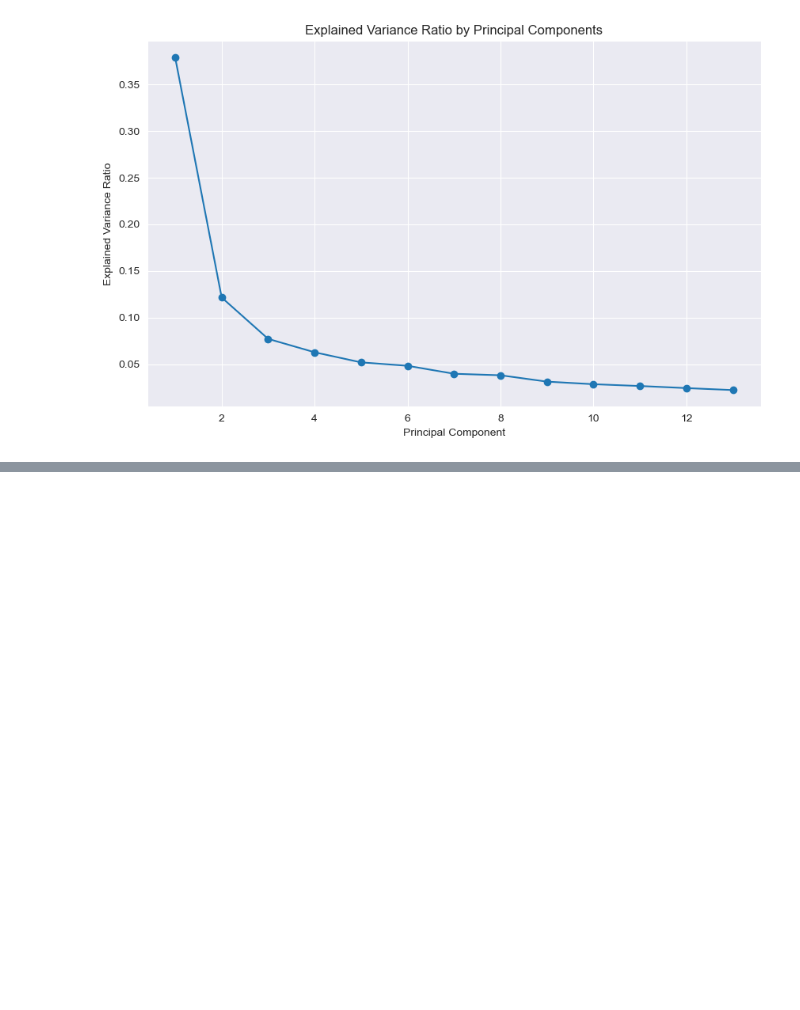
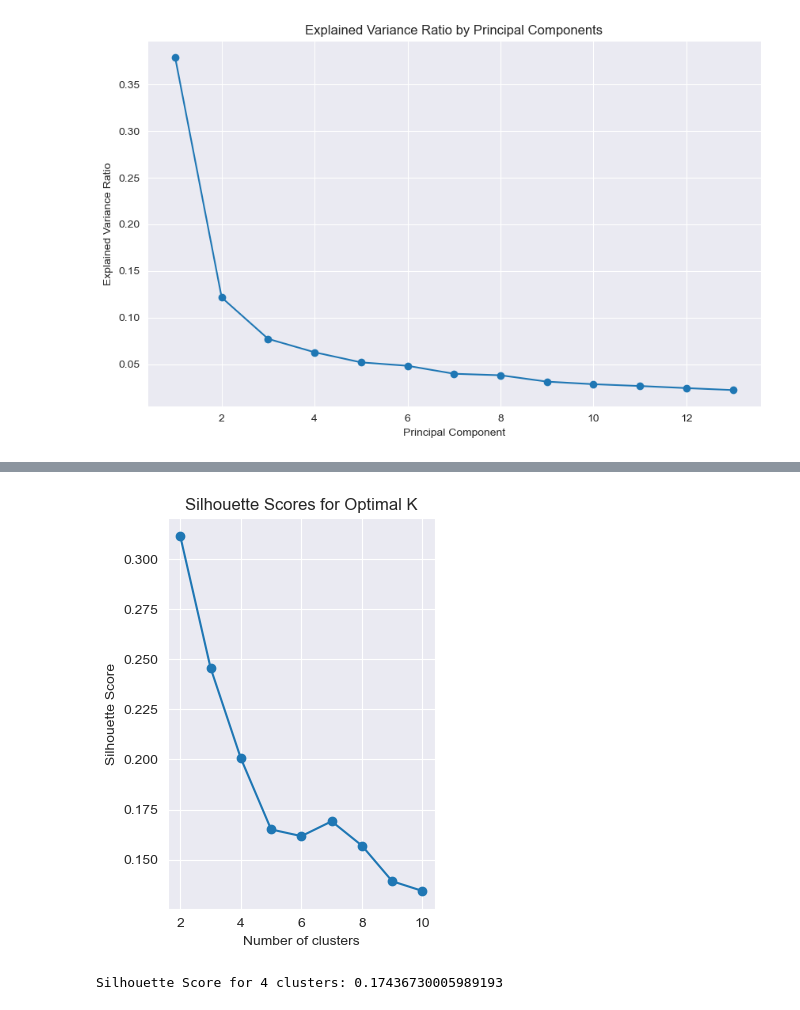
Before and after one commit to gdanylov/CSCA-5632-Final-Project, a Jupyter notebook: main.ipynb, the cells around one changed output, grey strips where cells are left out. Saved outputs shown, nothing was run; the diff lists cells and outputs as text; code cells hidden in the pictures; blank space fills up the shorter version.

```diff
--- a/main.ipynb
+++ b/main.ipynb
@@ -199,0 +229,11 @@ plt.show()
+# %%
+# Plot the Silhouette Scores
+plt.subplot(1, 2, 2)
+plt.plot(range_n_clusters, silhouette_scores, marker='o')
+plt.title('Silhouette Scores for Optimal K')
+plt.xlabel('Number of clusters')
+plt.ylabel('Silhouette Score')
+plt.tight_layout()
+plt.show()
+# %% [output]
+[figure, added]
@@ -199,0 +246,5 @@ plt.show()
+# %%
+silhouette_avg = silhouette_score(pca_df.drop(columns=['ID', 'Dt_Customer']), kmeans.labels_)
+print(f'Silhouette Score for {optimal_clusters} clusters: {silhouette_avg}')
+# %% [output]
+Silhouette Score for 4 clusters: 0.17436730005989193
```
Also changed, not shown: parts of 14 cells of this notebook.
